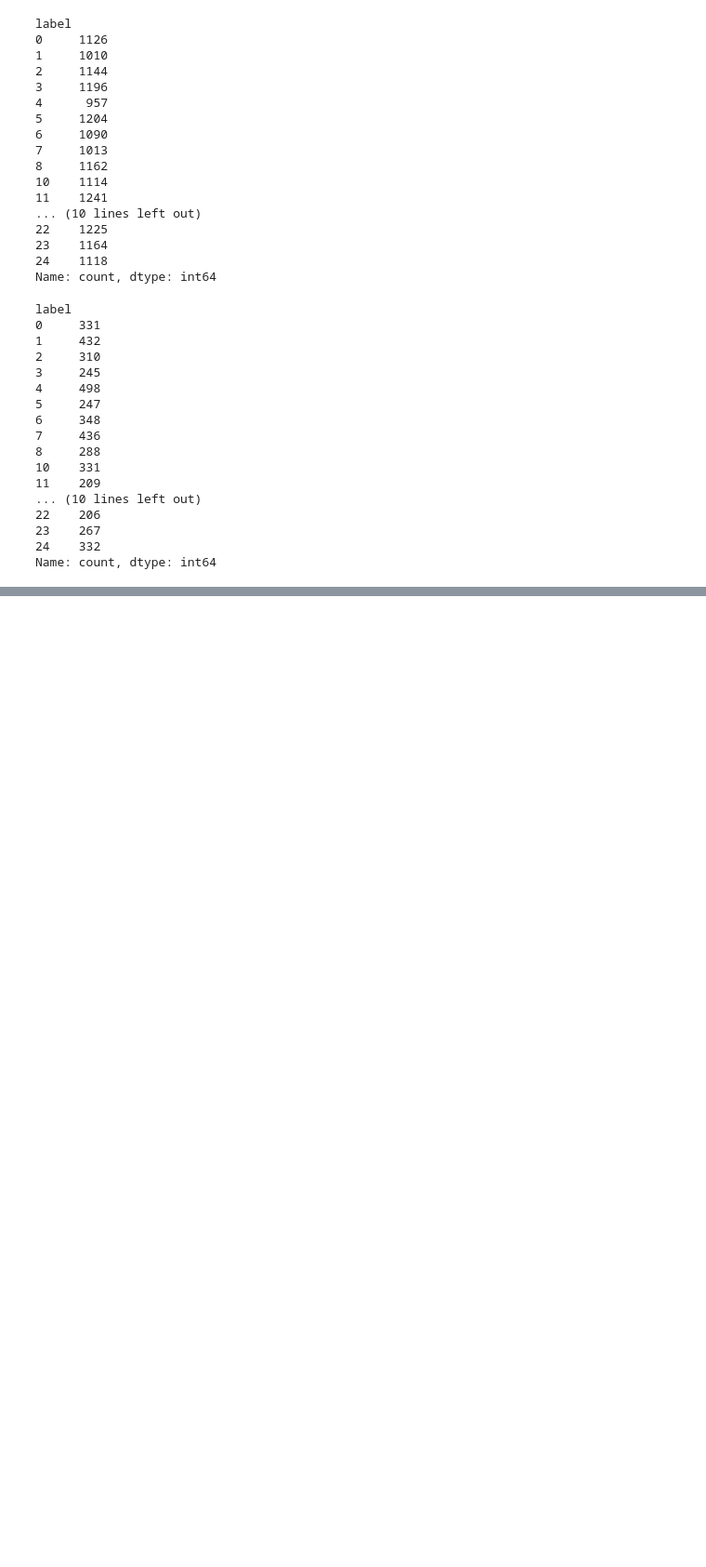
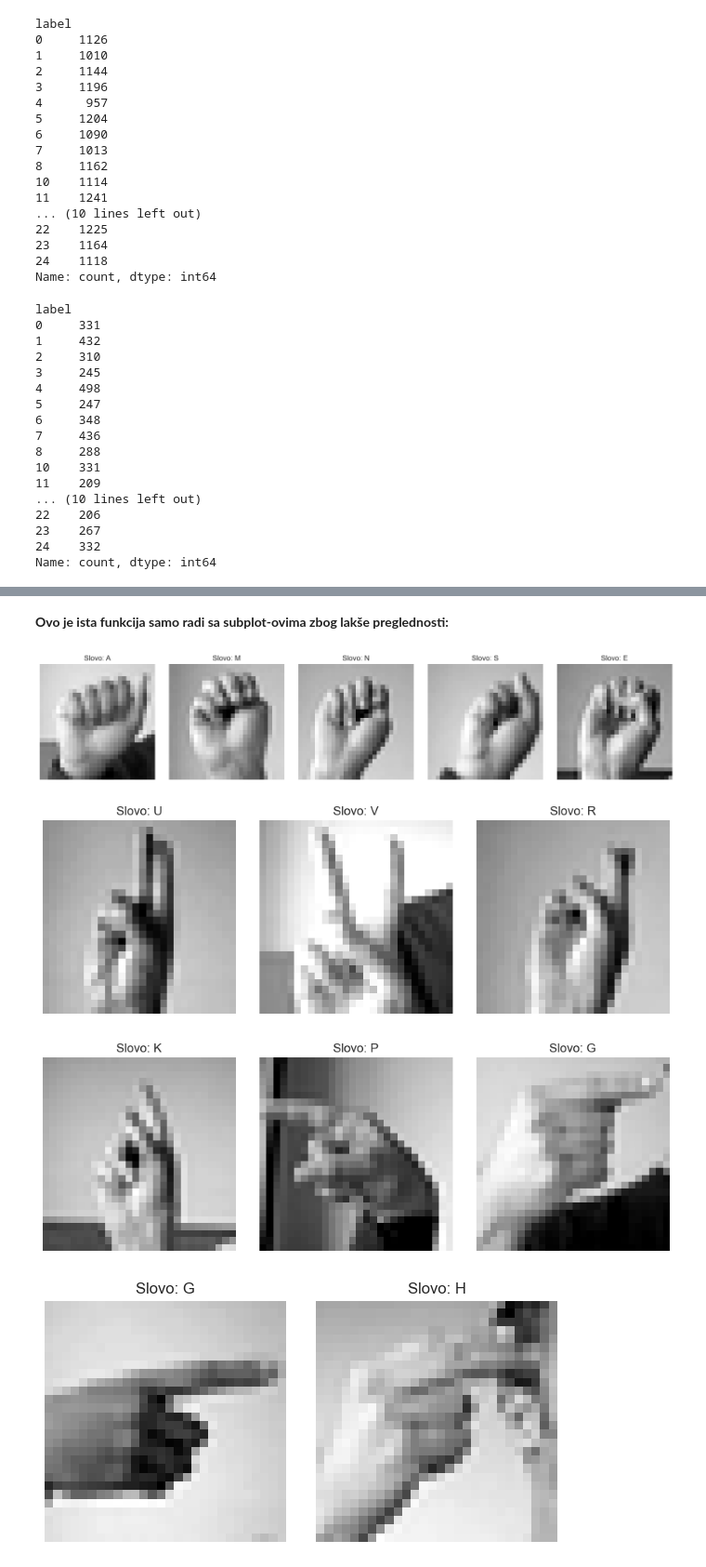
Before and after one commit to VelickovicAna/Automatic-Sign-Language-Recognition, a Jupyter notebook: notebooks/01_eda.ipynb, the cells around one changed output, grey strips where cells are left out. Shown at 93% size. Saved outputs shown, nothing was run; the diff lists cells and outputs as text; code cells hidden in the pictures; blank space fills up the shorter version.

```diff
--- a/notebooks/01_eda.ipynb
+++ b/notebooks/01_eda.ipynb
@@ -216,5 +376,5 @@ Trening skup je relativno balansiran. Broj primera po klasi varira u opsegu 950-
 # %%
-similar_groups = [["M", "N", "S", "E"], ["U", "V", "R"], ["K", "P", "G"], ["G", "H"]]
+similar_groups = [["A", "M", "N", "S", "E"], ["U", "V", "R"], ["K", "P", "G"], ["G", "H"]]
 # %%
 # Prikazuje jednu sliku iz df za dato slovo (A-Y, bez J).
 # index bira koji od svih primera tog slova se prikazuje (0 = prvi u skupu)
@@ -249,0 +410,38 @@ for group in similar_groups:
+# %% [markdown]
+**Ovo je ista funkcija samo radi sa subplot-ovima zbog lakše preglednosti:**
+# %%
+def show_letter(letter, df=train_df, index=0, ax=None):
+    label = LETTER_TO_LABEL[letter.upper()]
+    row = df[df["label"] == label].iloc[index]
+    img = row[pixel_columns].values.astype(np.uint8).reshape(28, 28)
+
+    if ax is None:
+        ax = plt.gca()
+
+    ax.imshow(img, cmap="gray")
+    ax.set_title(f"Slovo: {letter.upper()}")
+    ax.axis("off")
+# %%
+for group in similar_groups:
+
+    fig, axes = plt.subplots(1, len(group), figsize=(3 * len(group), 3))
+
+    # Ako grupa ima samo jedno slovo
+    if len(group) == 1:
+        axes = [axes]
+
+    for ax, letter in zip(axes, group):
+        show_letter(
+            letter,
+            train_df,
+            rd.randrange(0, 950),
+            ax=ax
+        )
+
+    plt.tight_layout()
+    plt.show()
+# %% [output]
+[figure, added]
+[figure, added]
+[figure, added]
+[figure, added]
```
Also changed, not shown: parts of 44 cells of this notebook.
